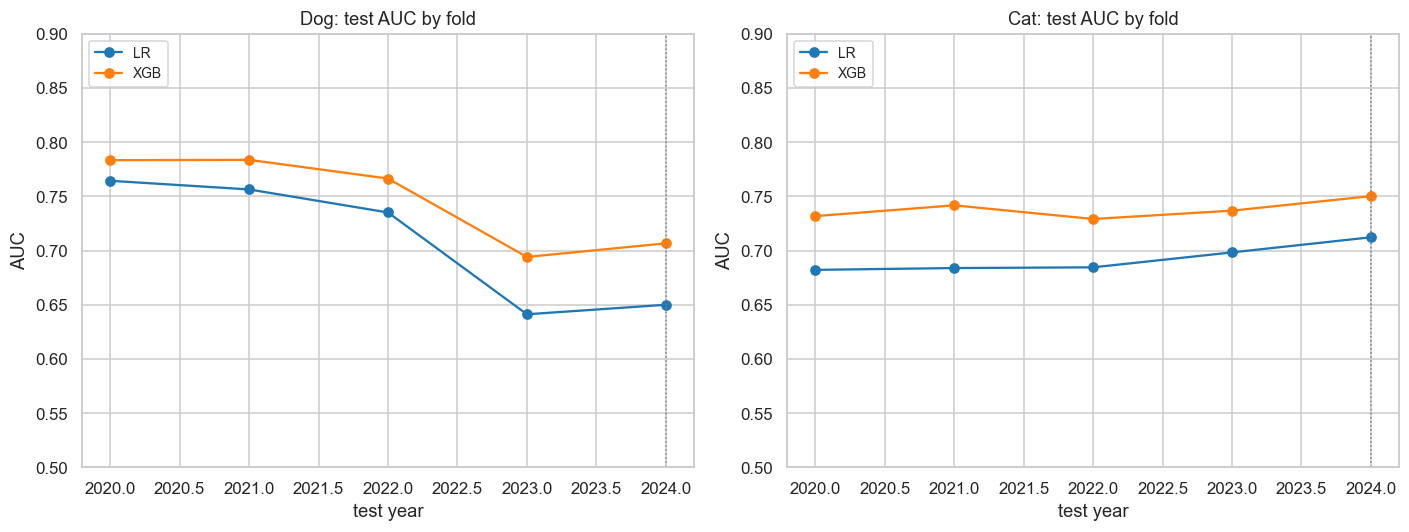
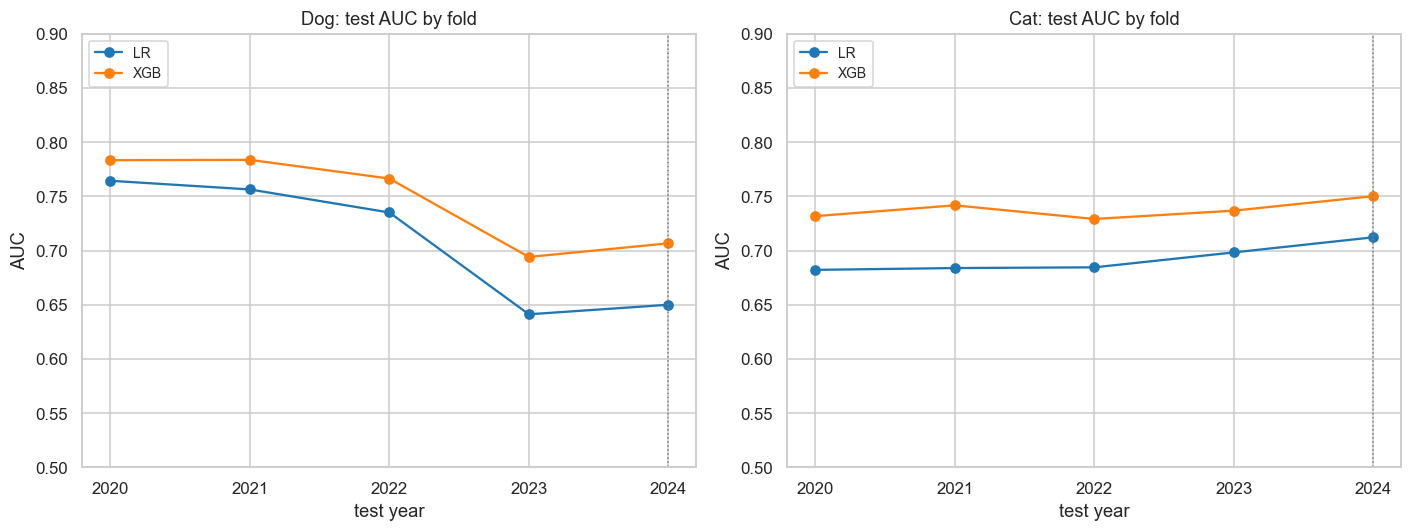
The notebook cell's code change between the first figure and the second:
--- before
+++ after
@@ -31,4 +31,5 @@
     ax.axvline(REF_TEST_YEAR, color='gray', ls=':', lw=1)
     ax.set_title(f'{sp}: test AUC by fold'); ax.set_xlabel('test year'); ax.set_ylabel('AUC')
+    ax.set_xticks(TEST_YEARS)  # whole-number years only (no 2020.5-style float ticks)
     ax.set_ylim(0.5, 0.9); ax.legend(fontsize=9)
 fig.tight_layout(); plt.show()

Commit: Scope §9.1 confusion matrices to 2024 test fold (03_modeling)